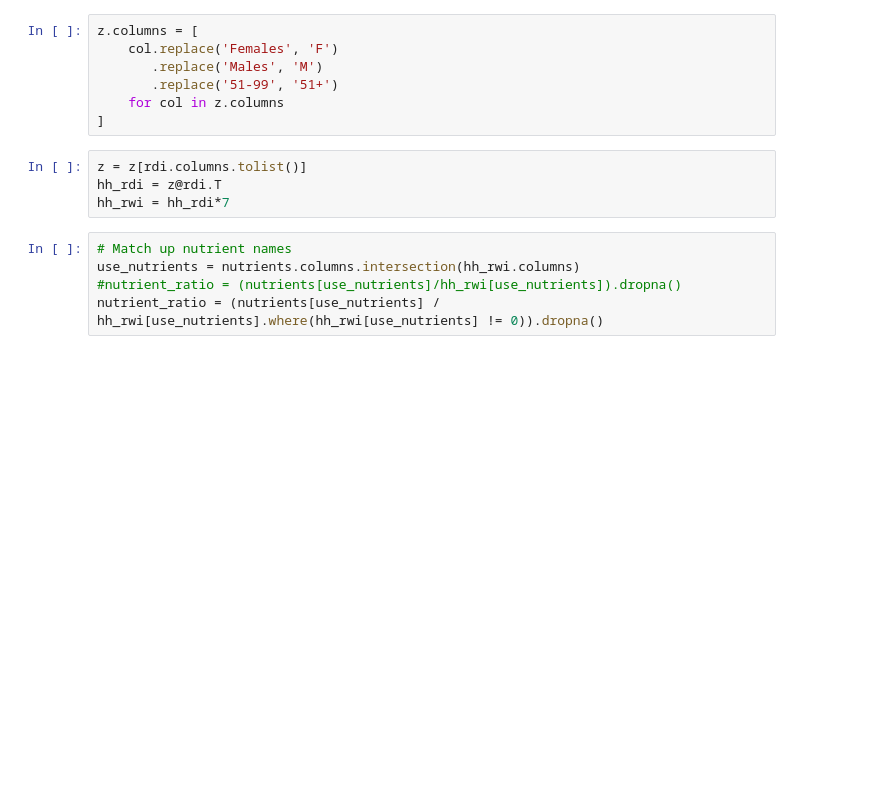
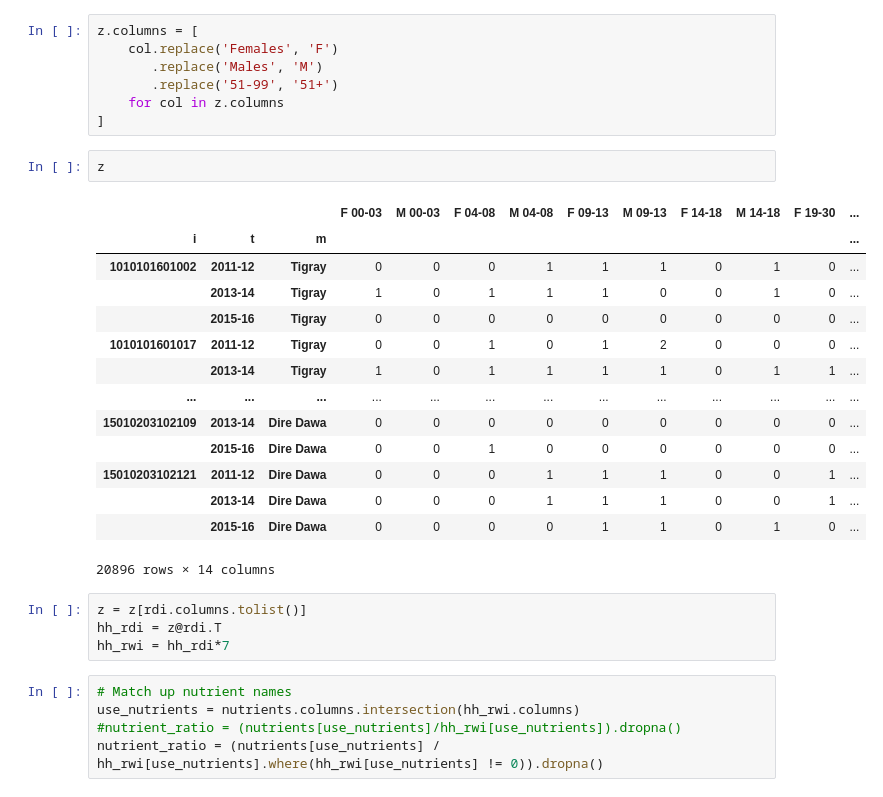
Before and after one commit to lauremariho/proj4_LutherBurbank, a Jupyter notebook: ethiopia_code.ipynb, the cells around one changed output. Drawn from its saved outputs; the diff is of its cells as text; blank space fills up the shorter version.

```diff
--- a/ethiopia_code.ipynb
+++ b/ethiopia_code.ipynb
@@ -415,6 +416,23 @@ z.columns = [
        .replace('51-99', '51+')
     for col in z.columns
 ]
+# %%
+z
+# %% [output]
+|  |  |  | F 00-03 | M 00-03 | F 04-08 | M 04-08 | F 09-13 | M 09-13 | F 14-18 | M 14-18 | F 19-30 | ... |
+| i | t | m |  |  |  |  |  |  |  |  |  | ... |
+| 1010101601002 | 2011-12 | Tigray | 0 | 0 | 0 | 1 | 1 | 1 | 0 | 1 | 0 | ... |
+|  | 2013-14 | Tigray | 1 | 0 | 1 | 1 | 1 | 0 | 0 | 1 | 0 | ... |
+|  | 2015-16 | Tigray | 0 | 0 | 0 | 0 | 0 | 0 | 0 | 0 | 0 | ... |
+| 1010101601017 | 2011-12 | Tigray | 0 | 0 | 1 | 0 | 1 | 2 | 0 | 0 | 0 | ... |
+|  | 2013-14 | Tigray | 1 | 0 | 1 | 1 | 1 | 1 | 0 | 1 | 1 | ... |
+| ... | ... | ... | ... | ... | ... | ... | ... | ... | ... | ... | ... | ... |
+| 15010203102109 | 2013-14 | Dire Dawa | 0 | 0 | 0 | 0 | 0 | 0 | 0 | 0 | 0 | ... |
+|  | 2015-16 | Dire Dawa | 0 | 0 | 1 | 0 | 0 | 0 | 0 | 0 | 0 | ... |
+| 15010203102121 | 2011-12 | Dire Dawa | 0 | 0 | 0 | 1 | 1 | 1 | 0 | 0 | 1 | ... |
+|  | 2013-14 | Dire Dawa | 0 | 0 | 0 | 1 | 1 | 1 | 0 | 0 | 1 | ... |
+|  | 2015-16 | Dire Dawa | 0 | 0 | 0 | 0 | 1 | 1 | 0 | 1 | 0 | ... |
+20896 rows × 14 columns
 # %%
 z = z[rdi.columns.tolist()]
 hh_rdi = z@rdi.T
```
Also changed, not shown: parts of 4 cells of this notebook.
